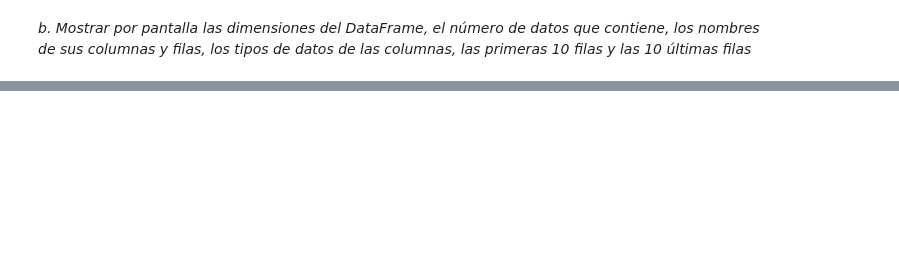
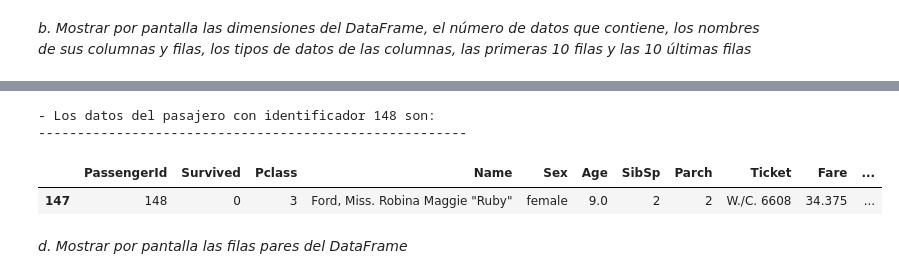
Before and after one commit to fidebravo/Modulo2, a Jupyter notebook: Modulo2_Actividad4.ipynb, the cells around one changed output, grey strips where cells are left out. Cells and saved outputs as stored; diff of their text form; code cells hidden in the pictures; blank space fills up the shorter version.

```diff
--- a/Modulo2_Actividad4.ipynb
+++ b/Modulo2_Actividad4.ipynb
@@ -202,0 +169,13 @@ df_titanic.tail(10)
+# %%
+passengerId148 = df_titanic.loc[df_titanic['PassengerId'] == 148]
+df_passengerId148 = pd.DataFrame(passengerId148)
+print('- Los datos del pasajero de PassengerId 148 son:')
+print('-' * 55)
+df_passengerId148
+# %% [output]
+- Los datos del pasajero con identificador 148 son:
+-------------------------------------------------------
+|  | PassengerId | Survived | Pclass | Name | Sex | Age | SibSp | Parch | Ticket | Fare | ... |
+| 147 | 148 | 0 | 3 | Ford, Miss. Robina Maggie "Ruby" | female | 9.0 | 2 | 2 | W./C. 6608 | 34.375 | ... |
+# %% [markdown]
+*d. Mostrar por pantalla las filas pares del DataFrame*
```
Also changed, not shown: parts of 17 cells of this notebook.
